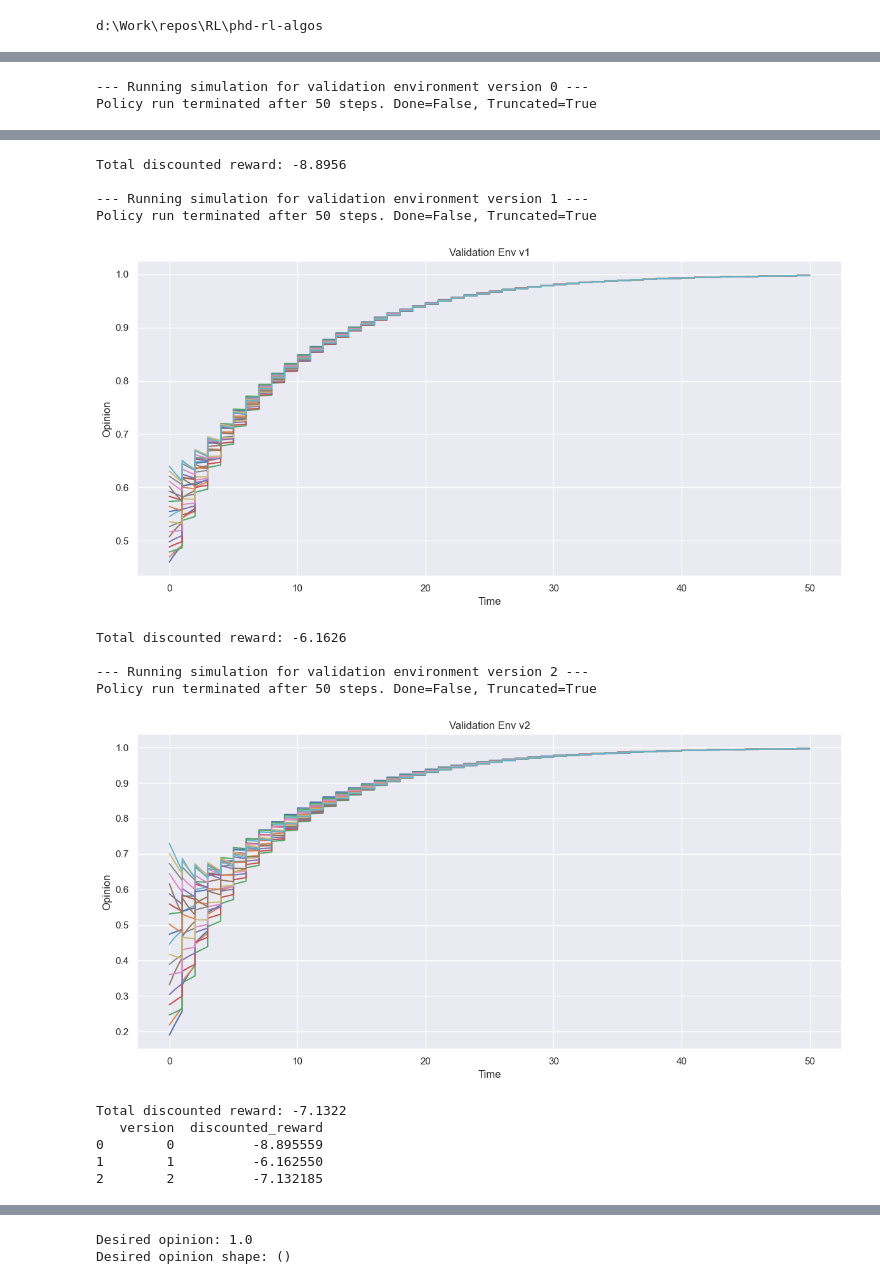
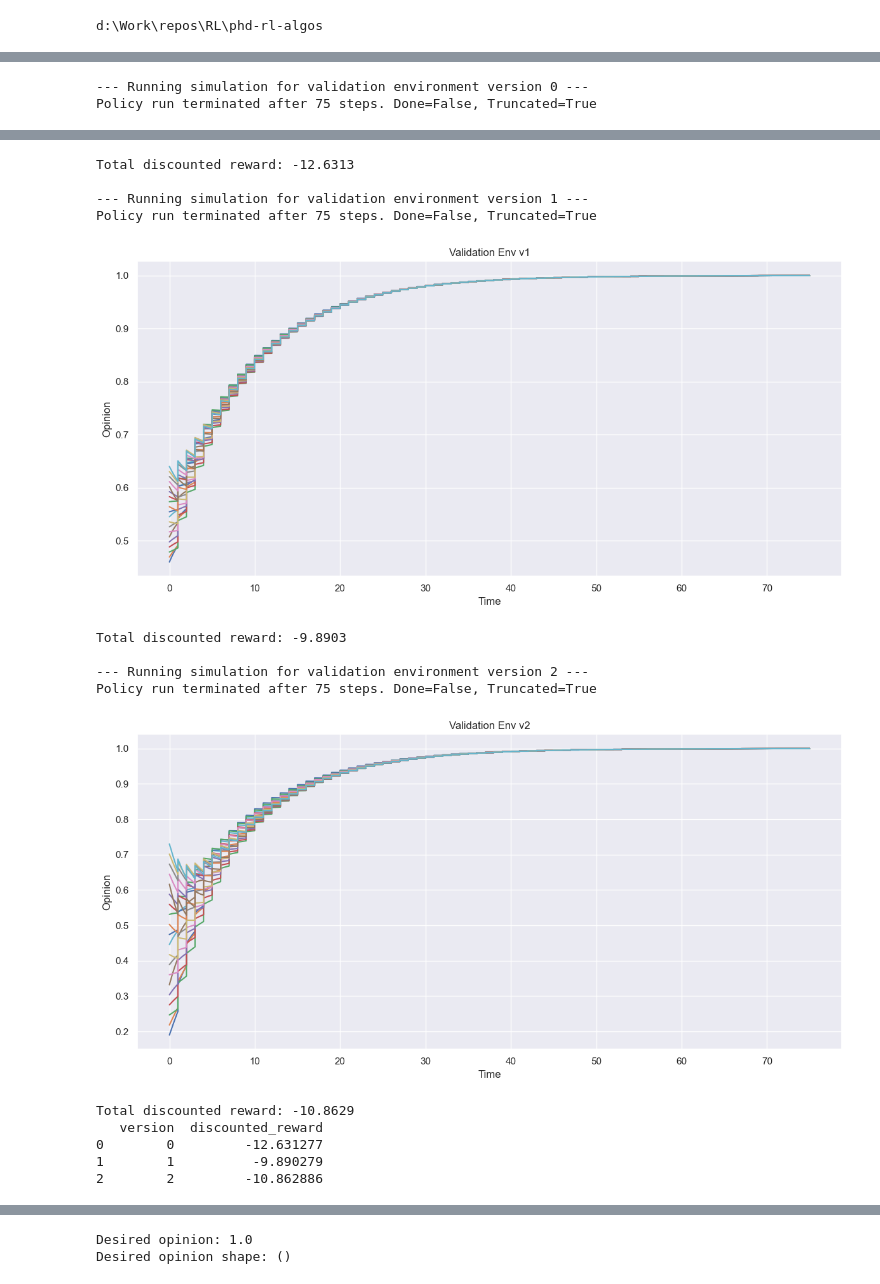
Before and after one commit to mariusdgm/phd-rl-algos, a Jupyter notebook: dqn/opinion_dynamics/experiments/baseline_dp_od.ipynb, the cells around one changed output, grey strips where cells are left out. Cells and saved outputs as stored; diff of their text form; code cells hidden in the pictures.

```diff
--- a/dqn/opinion_dynamics/experiments/baseline_dp_od.ipynb
+++ b/dqn/opinion_dynamics/experiments/baseline_dp_od.ipynb
@@ -36,7 +43,7 @@ from dynamic_programming.opinion_dynamics.common.viz import plot_opinions_over_t
 
 
 factory = EnvironmentFactory()
-num_steps = 50
+num_steps = 75
 nx = 2
 available_budget = 2
 gamma = 0.99
@@ -75,4 +82,4 @@ df_results = pd.DataFrame(results)
 print(df_results)
 # %% [output]
 --- Running simulation for validation environment version 0 ---
-Policy run terminated after 50 steps. Done=False, Truncated=True
+Policy run terminated after 75 steps. Done=False, Truncated=True
@@ -80,15 +87,15 @@ Policy run terminated after 50 steps. Done=False, Truncated=True
-Total discounted reward: -8.8956
+Total discounted reward: -12.6313
 
 --- Running simulation for validation environment version 1 ---
-Policy run terminated after 50 steps. Done=False, Truncated=True
+Policy run terminated after 75 steps. Done=False, Truncated=True
-[figure, old version]
+[figure, new version]
-Total discounted reward: -6.1626
+Total discounted reward: -9.8903
 
 --- Running simulation for validation environment version 2 ---
-Policy run terminated after 50 steps. Done=False, Truncated=True
+Policy run terminated after 75 steps. Done=False, Truncated=True
-[figure, old version]
+[figure, new version]
-Total discounted reward: -7.1322
+Total discounted reward: -10.8629
    version  discounted_reward
-0        0          -8.895559
-1        1          -6.162550
-2        2          -7.132185
+0        0         -12.631277
+1        1          -9.890279
+2        2         -10.862886
```
Also changed, not shown: parts of 10 cells of this notebook, 7 other files.
